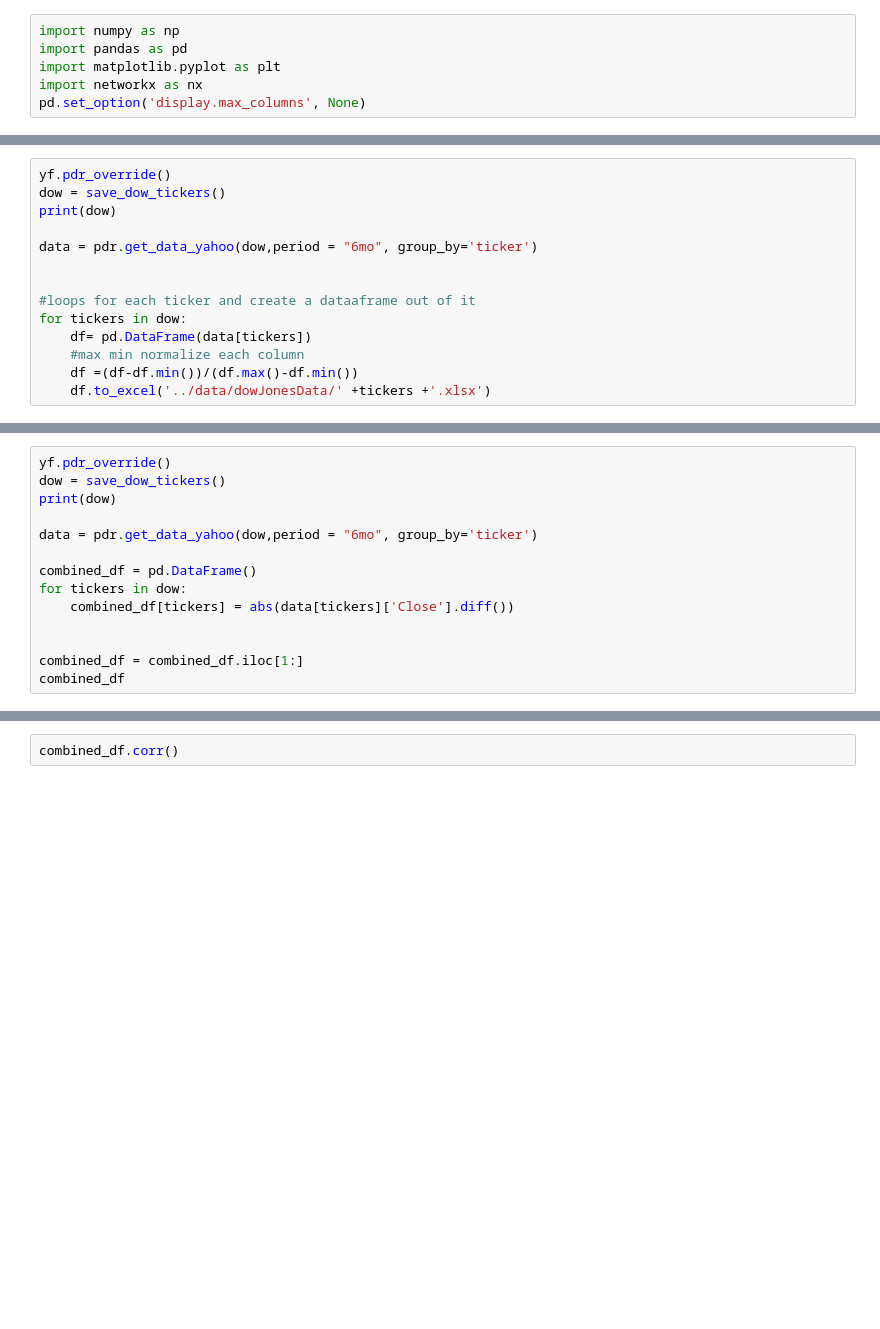
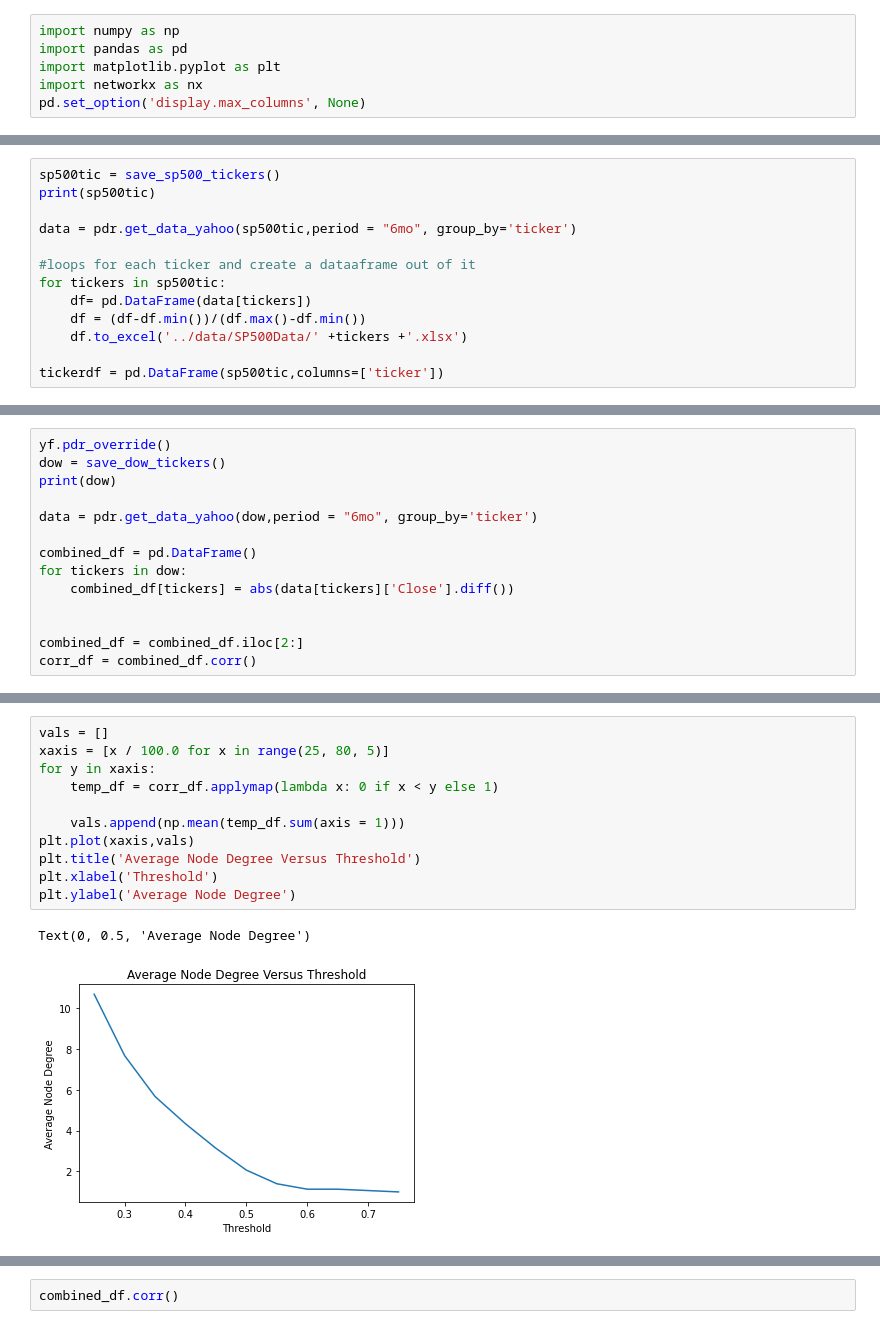
Before and after one commit to JasonChau3/Stock-Predictor, a Jupyter notebook: notebooks/CorrelationCharts.ipynb, the cells around one changed output, grey strips where cells are left out. Saved outputs shown, nothing was run; the diff lists cells and outputs as text; blank space fills up the shorter version.

Commit message:
added correlation graph

```diff
--- a/notebooks/CorrelationCharts.ipynb
+++ b/notebooks/CorrelationCharts.ipynb
@@ -22,15 +40,14 @@ from pandas_datareader import data as pdr
 # %%
-yf.pdr_override()
-dow = save_dow_tickers()
-print(dow)
+sp500tic = save_sp500_tickers()
+print(sp500tic)
 
-data = pdr.get_data_yahoo(dow,period = "6mo", group_by='ticker')
-
+data = pdr.get_data_yahoo(sp500tic,period = "6mo", group_by='ticker')
 
 #loops for each ticker and create a dataaframe out of it
-for tickers in dow:
+for tickers in sp500tic:
     df= pd.DataFrame(data[tickers])
-    #max min normalize each column
-    df =(df-df.min())/(df.max()-df.min())
-    df.to_excel('../data/dowJonesData/' +tickers +'.xlsx')
+    df = (df-df.min())/(df.max()-df.min())
+    df.to_excel('../data/SP500Data/' +tickers +'.xlsx')
+
+tickerdf = pd.DataFrame(sp500tic,columns=['ticker'])
 # %% [output]
@@ -63,7 +80,7 @@ for tickers in dow:
     combined_df[tickers] = abs(data[tickers]['Close'].diff())
 
 
-combined_df = combined_df.iloc[1:]
-combined_df
+combined_df = combined_df.iloc[2:]
+corr_df = combined_df.corr()
 # %% [output]
 <Response [200]>
@@ -85,0 +89,14 @@ combined_df
+# %%
+vals = []
+xaxis = [x / 100.0 for x in range(25, 80, 5)]
+for y in xaxis:
+    temp_df = corr_df.applymap(lambda x: 0 if x < y else 1)
+
+    vals.append(np.mean(temp_df.sum(axis = 1)))
+plt.plot(xaxis,vals)
+plt.title('Average Node Degree Versus Threshold')
+plt.xlabel('Threshold')
+plt.ylabel('Average Node Degree')
+# %% [output]
+Text(0, 0.5, 'Average Node Degree')
+[figure, added]
```
Also changed, not shown: parts of 6 cells of this notebook, 2 other files.
